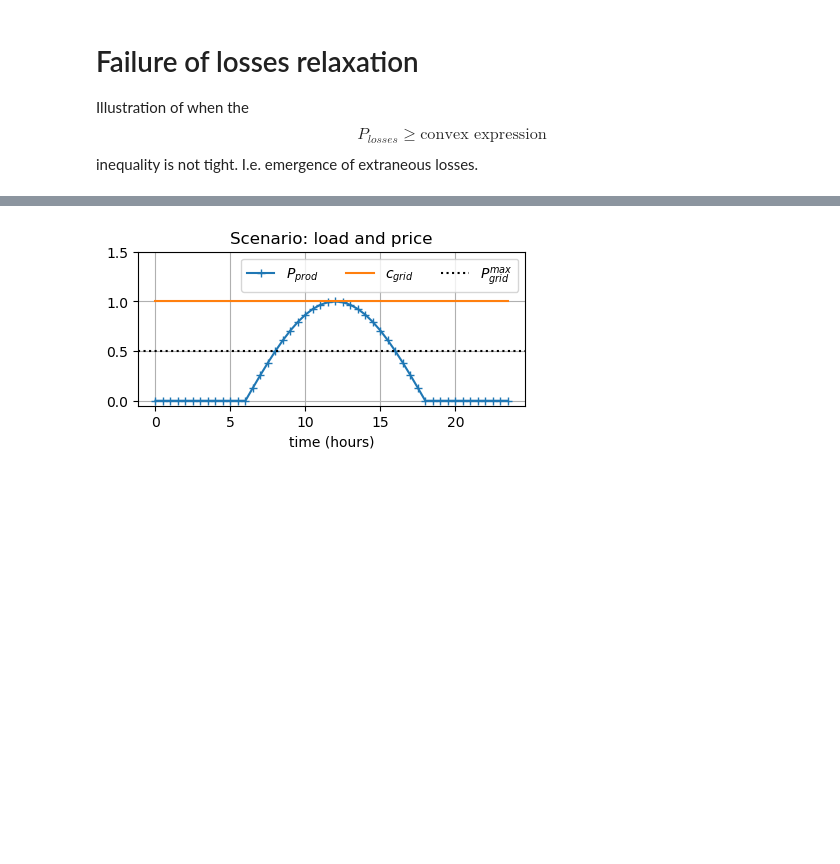
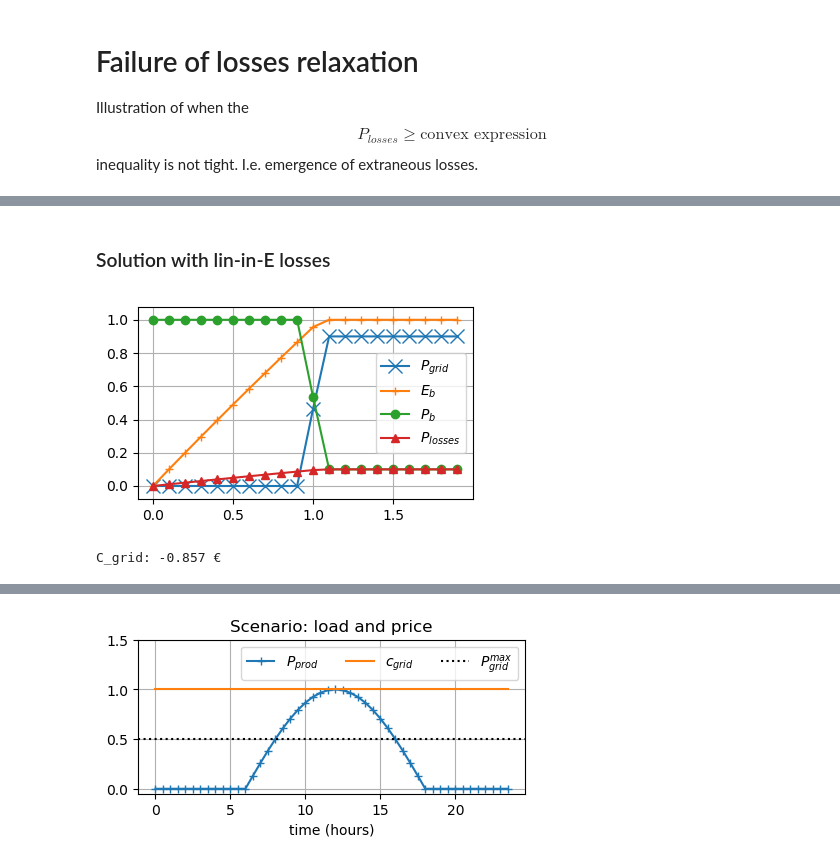
Before and after one commit to pierre-haessig/convex-storage-loss, a Jupyter notebook: Relaxation_failure_example.ipynb, the cells around one changed output, grey strips where cells are left out. Cells and saved outputs as stored; diff of their text form; code cells hidden in the pictures; blank space fills up the shorter version.

```diff
--- a/Relaxation_failure_example.ipynb
+++ b/Relaxation_failure_example.ipynb
@@ -12,0 +164,8 @@ using PyPlot
+# %% [markdown]
+### Solution with lin-in-E losses
+# %%
+m = neg_price_prod(ECOS.Optimizer; relax=false, loss="linE")
+prod_plot(m)
+# %% [output]
+[figure, added]
+C_grid: -0.857 €
```
Also changed, not shown: parts of 17 cells of this notebook.
